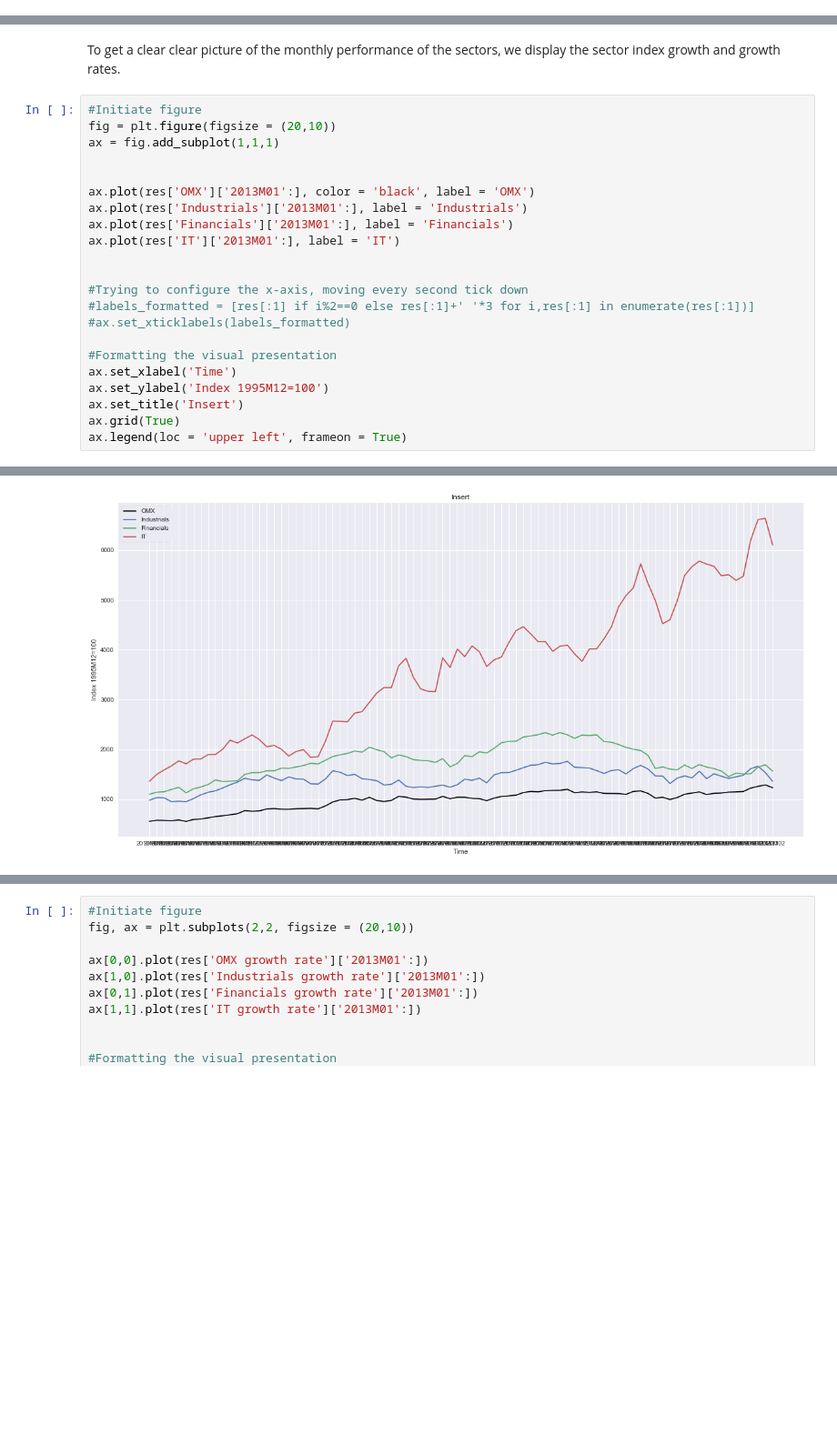
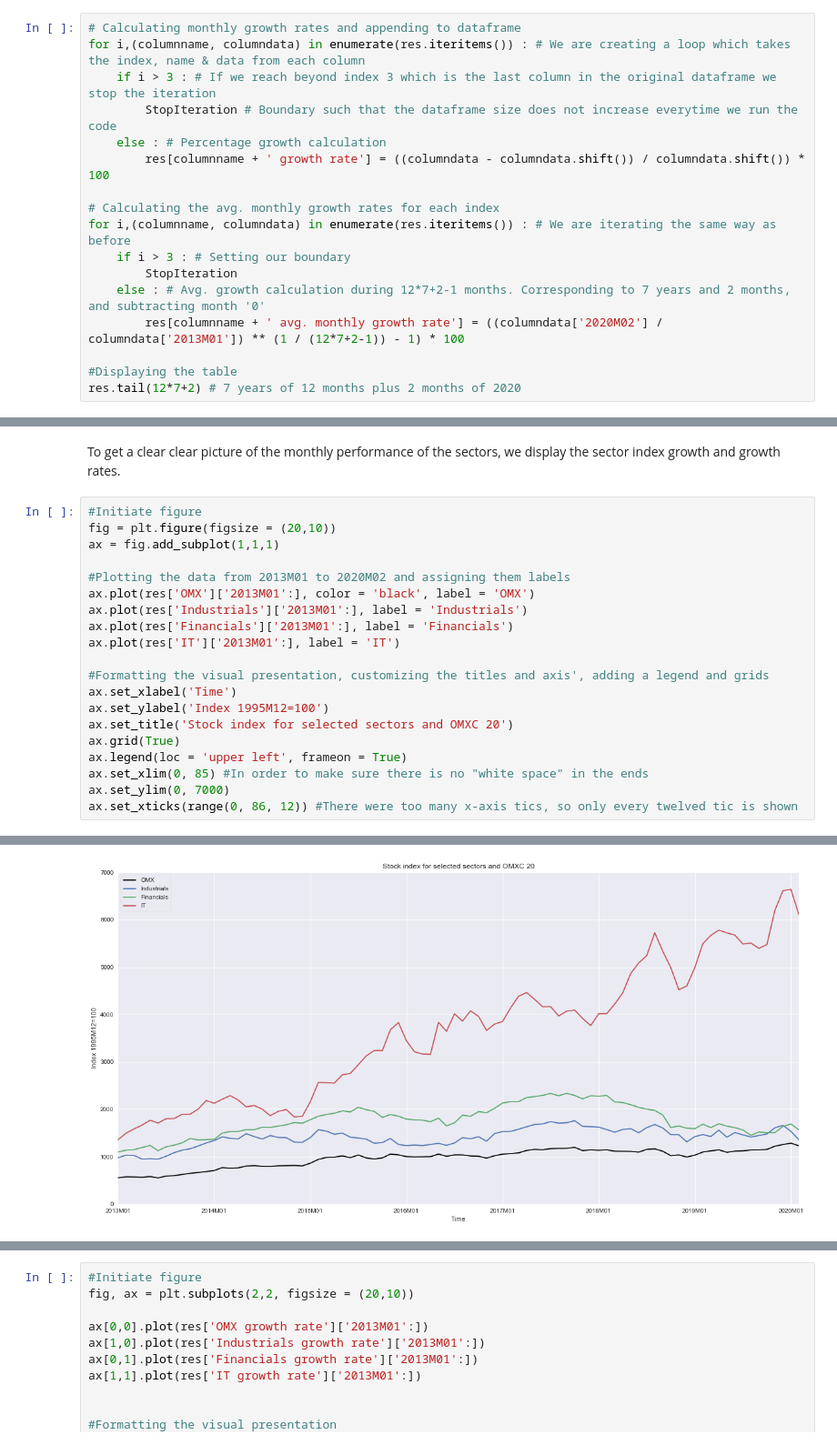
Before and after one commit to Mayland95/projects-2020-aan, a Jupyter notebook: dataproject/Dataproject.ipynb, the cells around one changed output, grey strips where cells are left out. Shown at 91% size. Cells and saved outputs as stored; diff of their text form; blank space fills up the shorter version.

```diff
--- a/dataproject/Dataproject.ipynb
+++ b/dataproject/Dataproject.ipynb
@@ -130,0 +111,17 @@ res.tail(12*7+2) # 7 years of 12 months plus 2 months of 2020
+# %%
+# Calculating monthly growth rates and appending to dataframe
+for i,(columnname, columndata) in enumerate(res.iteritems()) : # We are creating a loop which takes the index, name & data from each column
+    if i > 3 : # If we reach beyond index 3 which is the last column in the original dataframe we stop the iteration
+        StopIteration # Boundary such that the dataframe size does not increase everytime we run the code
+    else : # Percentage growth calculation
+        res[columnname + ' growth rate'] = ((columndata - columndata.shift()) / columndata.shift()) * 100
+
+# Calculating the avg. monthly growth rates for each index
+for i,(columnname, columndata) in enumerate(res.iteritems()) : # We are iterating the same way as before
+    if i > 3 : # Setting our boundary
+        StopIteration
+    else : # Avg. growth calculation during 12*7+2-1 months. Corresponding to 7 years and 2 months, and subtracting month '0'
+        res[columnname + ' avg. monthly growth rate'] = ((columndata['2020M02'] / columndata['2013M01']) ** (1 / (12*7+2-1)) - 1) * 100
+
+#Displaying the table
+res.tail(12*7+2) # 7 years of 12 months plus 2 months of 2020
@@ -158,21 +173,19 @@ To get a clear clear picture of the monthly performance of the sectors, we displ
 fig = plt.figure(figsize = (20,10))
 ax = fig.add_subplot(1,1,1)
 
-
+#Plotting the data from 2013M01 to 2020M02 and assigning them labels
 ax.plot(res['OMX']['2013M01':], color = 'black', label = 'OMX')
 ax.plot(res['Industrials']['2013M01':], label = 'Industrials')
 ax.plot(res['Financials']['2013M01':], label = 'Financials')
 ax.plot(res['IT']['2013M01':], label = 'IT')
 
-
-#Trying to configure the x-axis, moving every second tick down
-#labels_formatted = [res[:1] if i%2==0 else res[:1]+' '*3 for i,res[:1] in enumerate(res[:1])]
-#ax.set_xticklabels(labels_formatted)
-
-#Formatting the visual presentation
+#Formatting the visual presentation, customizing the titles and axis', adding a legend and grids
 ax.set_xlabel('Time')
 ax.set_ylabel('Index 1995M12=100')
-ax.set_title('Insert')
+ax.set_title('Stock index for selected sectors and OMXC 20')
 ax.grid(True)
 ax.legend(loc = 'upper left', frameon = True)
+ax.set_xlim(0, 85) #In order to make sure there is no "white space" in the ends
+ax.set_ylim(0, 7000)
+ax.set_xticks(range(0, 86, 12)) #There were too many x-axis tics, so only every twelved tic is shown
 # %% [output]
@@ -180 +200 @@ ax.legend(loc = 'upper left', frameon = True)
-[figure, old version]
+[figure, new version]
```
Also changed, not shown: parts of 13 cells of this notebook.
